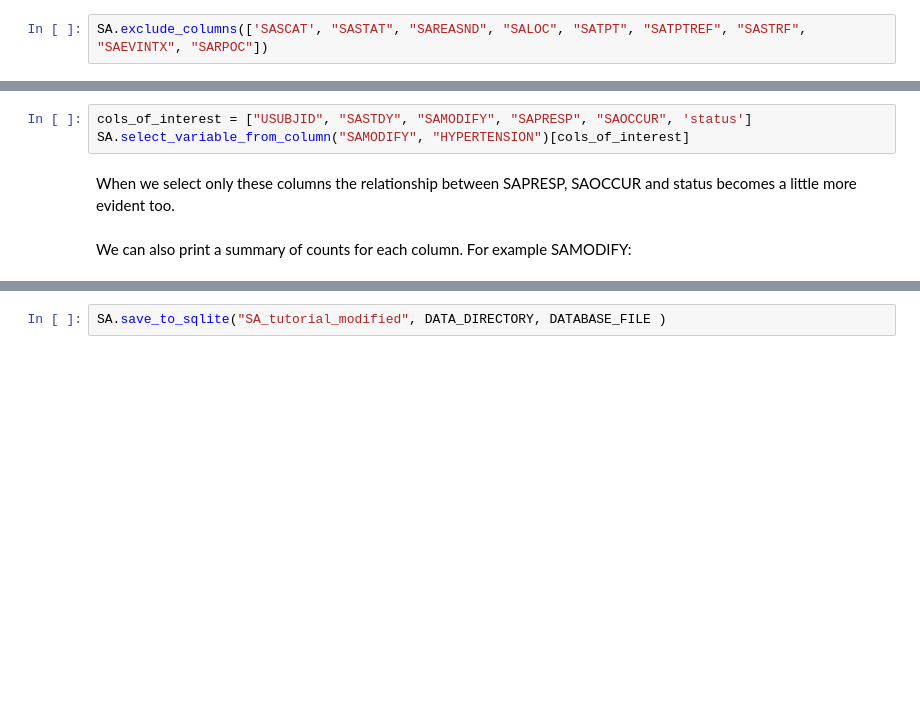
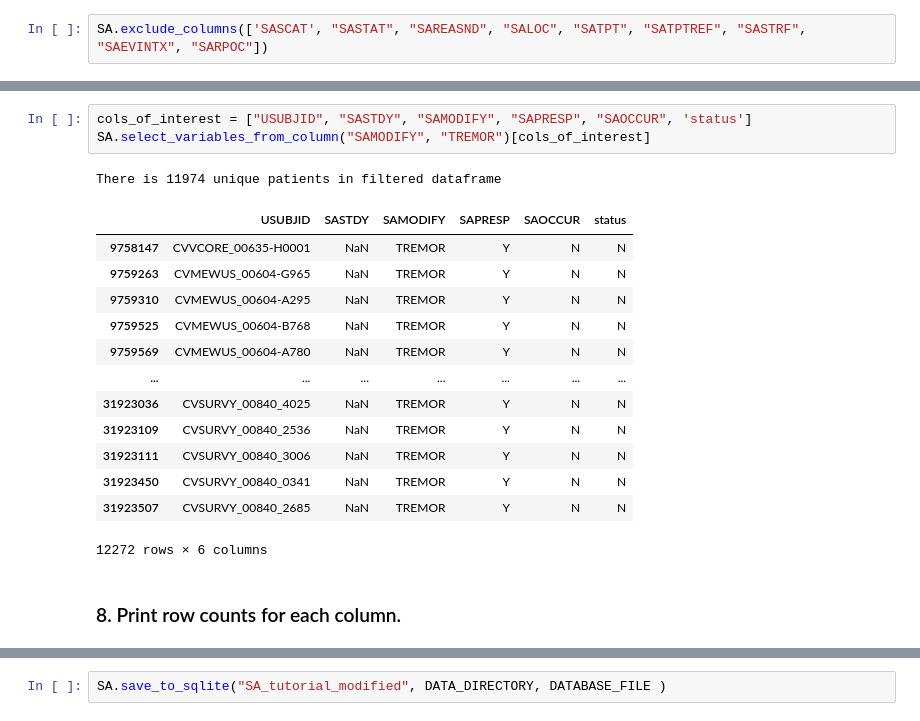
Before and after one commit to KyleYoung1997/pyISARICBasics, a Jupyter notebook: Tutorial.ipynb, the cells around one changed output, grey strips where cells are left out. Saved outputs shown, nothing was run; the diff lists cells and outputs as text; blank space fills up the shorter version.

```diff
--- a/Tutorial.ipynb
+++ b/Tutorial.ipynb
@@ -97,9 +252,22 @@ Its worthwhile noting that this method returns a Pandas DataFrame, so we can use
 # %%
 cols_of_interest = ["USUBJID", "SASTDY", "SAMODIFY", "SAPRESP", "SAOCCUR", 'status']
-SA.select_variable_from_column("SAMODIFY", "HYPERTENSION")[cols_of_interest]
+SA.select_variables_from_column("SAMODIFY", "TREMOR")[cols_of_interest]
+# %% [output]
+There is 11974 unique patients in filtered dataframe
+|  | USUBJID | SASTDY | SAMODIFY | SAPRESP | SAOCCUR | status |
+| 9758147 | CVVCORE_00635-H0001 | NaN | TREMOR | Y | N | N |
+| 9759263 | CVMEWUS_00604-G965 | NaN | TREMOR | Y | N | N |
+| 9759310 | CVMEWUS_00604-A295 | NaN | TREMOR | Y | N | N |
+| 9759525 | CVMEWUS_00604-B768 | NaN | TREMOR | Y | N | N |
+| 9759569 | CVMEWUS_00604-A780 | NaN | TREMOR | Y | N | N |
+| ... | ... | ... | ... | ... | ... | ... |
+| 31923036 | CVSURVY_00840_4025 | NaN | TREMOR | Y | N | N |
+| 31923109 | CVSURVY_00840_2536 | NaN | TREMOR | Y | N | N |
+| 31923111 | CVSURVY_00840_3006 | NaN | TREMOR | Y | N | N |
+| 31923450 | CVSURVY_00840_0341 | NaN | TREMOR | Y | N | N |
+| 31923507 | CVSURVY_00840_2685 | NaN | TREMOR | Y | N | N |
+12272 rows × 6 columns
-# %% [markdown]
-When we select only these columns the relationship between SAPRESP, SAOCCUR and status becomes a little more evident too.
 # %% [markdown]
-We can also print a summary of counts for each column. For example SAMODIFY:
+### 8. Print row counts for each column.
 # %%
 SA.column_summary("SAMODIFY")
```
Also changed, not shown: parts of 67 cells of this notebook, 2 other files.
